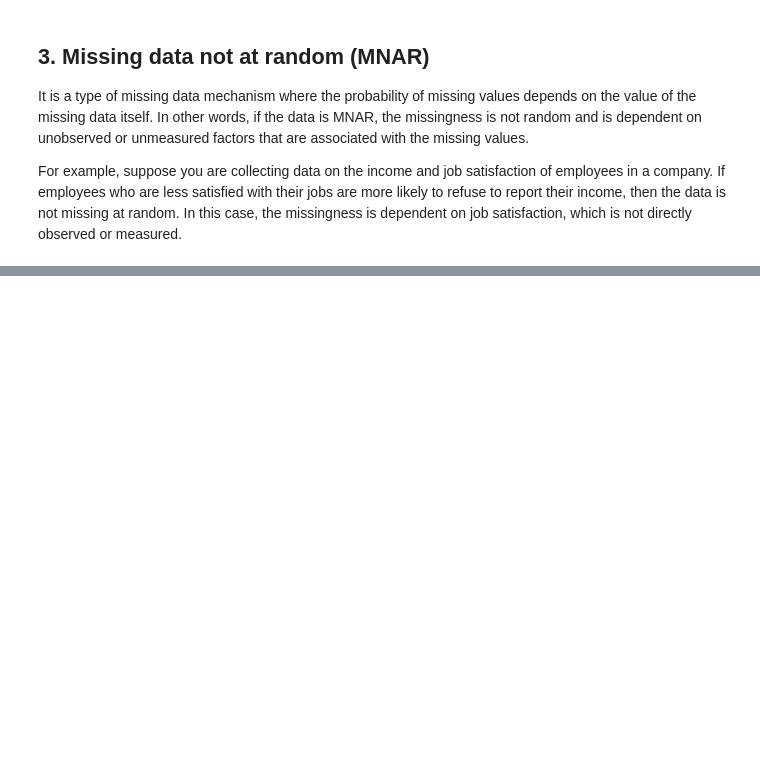
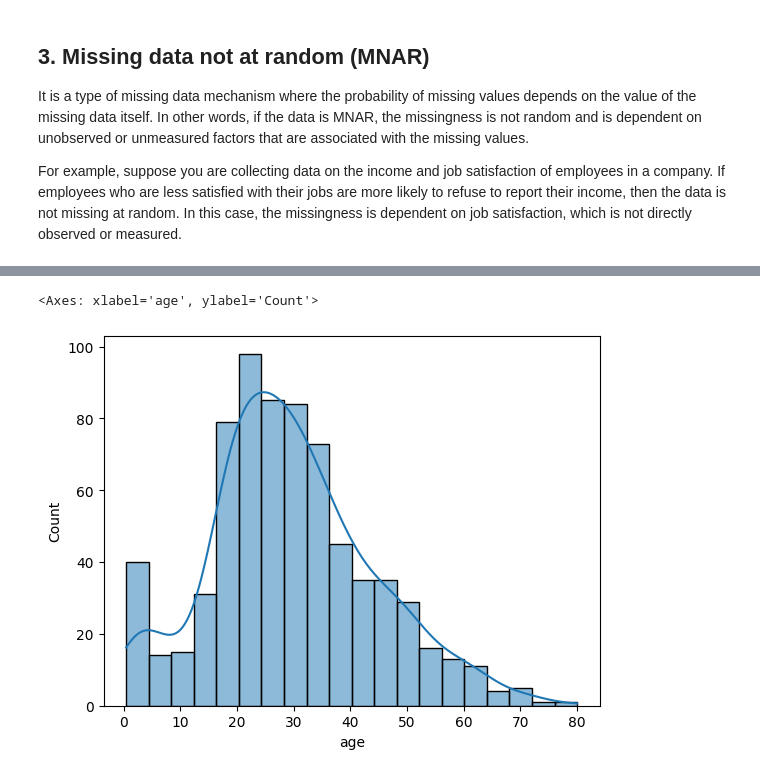
Before and after one commit to jedesai/Feature-Engineering, a Jupyter notebook: HandlingMissingValues.ipynb, the cells around one changed output, grey strips where cells are left out. Saved outputs shown, nothing was run; the diff lists cells and outputs as text; code cells hidden in the pictures; blank space fills up the shorter version.

```diff
--- a/HandlingMissingValues.ipynb
+++ b/HandlingMissingValues.ipynb
@@ -22,0 +97,5 @@ For example, suppose you are collecting data on the income and job satisfaction
+# %%
+sns.histplot(df['age'],kde=True)
+# %% [output]
+<Axes: xlabel='age', ylabel='Count'>
+[figure, added]
```
Also changed, not shown: parts of 22 cells of this notebook.
